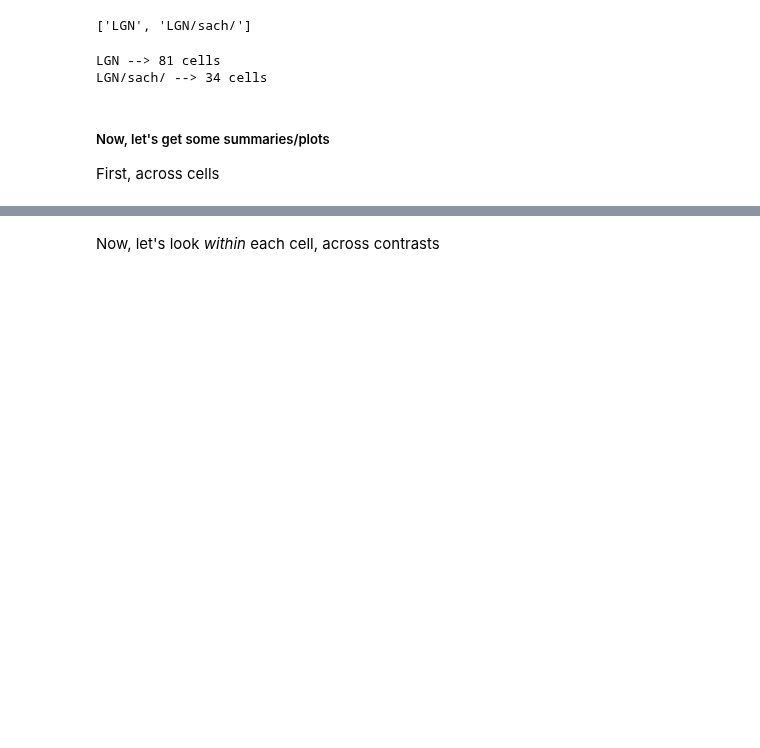
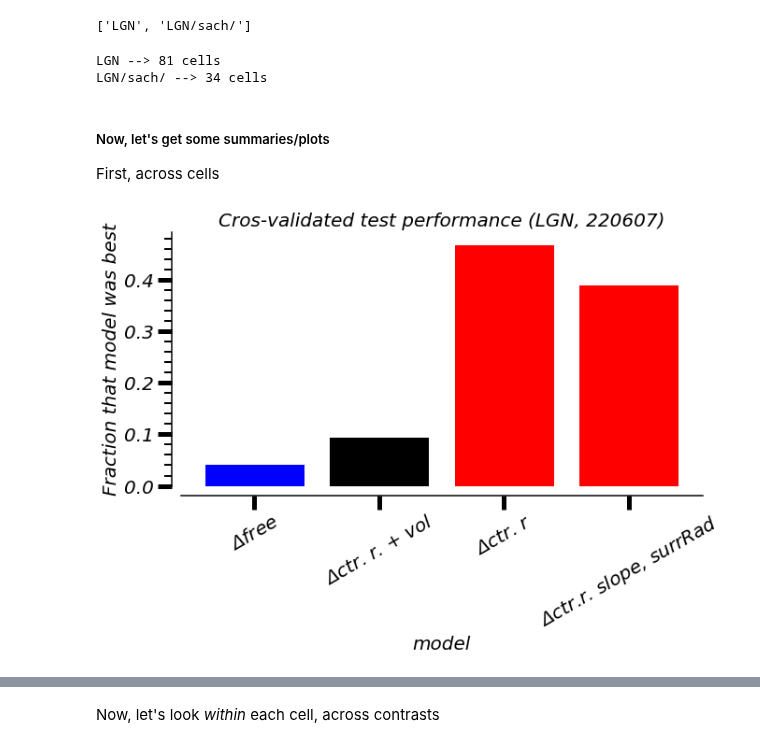
Before and after one commit to paul-levy/SF-diversity, a Jupyter notebook: 01_sfTuning_contrast.ipynb, the cells around one changed output, grey strips where cells are left out. Saved outputs shown, nothing was run; the diff lists cells and outputs as text; code cells hidden in the pictures; blank space fills up the shorter version.

```diff
--- a/01_sfTuning_contrast.ipynb
+++ b/01_sfTuning_contrast.ipynb
@@ -558,10 +566,23 @@ LGN/sach/ --> 34 cells
 ##### Now, let's get some summaries/plots
 First, across cells
 # %%
+plt.figure(figsize=(10,5))
+
 # Here's how we can find out which model had the lowest loss across cells
 lowest = np.argmin(nlls_summary_all[:,:,test_ind],axis=1)
 _, freqs = np.unique(lowest, return_counts=True)
 nCells = nlls_summary_all.shape[0]
+
+plt.bar(range(nMods), height=freqs/np.sum(freqs), color=[param_color[x] for x in nFreeParams])
+sns.despine(offset=10)
+
+plt.xlabel('model');
+plt.ylabel('Fraction that model was best');
+plt.tick_params(axis='x', which='minor', bottom=False)
+plt.xticks(ticks=np.arange(nMods), labels=[r'$\Delta$%s' % x for x in names], rotation=30);
+plt.title('Cros-validated test performance (LGN, %s)' % date);
+# %% [output]
+[figure, added]
 # %%
 [print('(%.1f%%) %02d out of %02d cells: %s had the lowest test loss' % (100*f/nCells, f,nCells,n)) for n,f in zip(names,freqs)]
 # %% [output]
```
Also changed, not shown: parts of 9 cells of this notebook.
